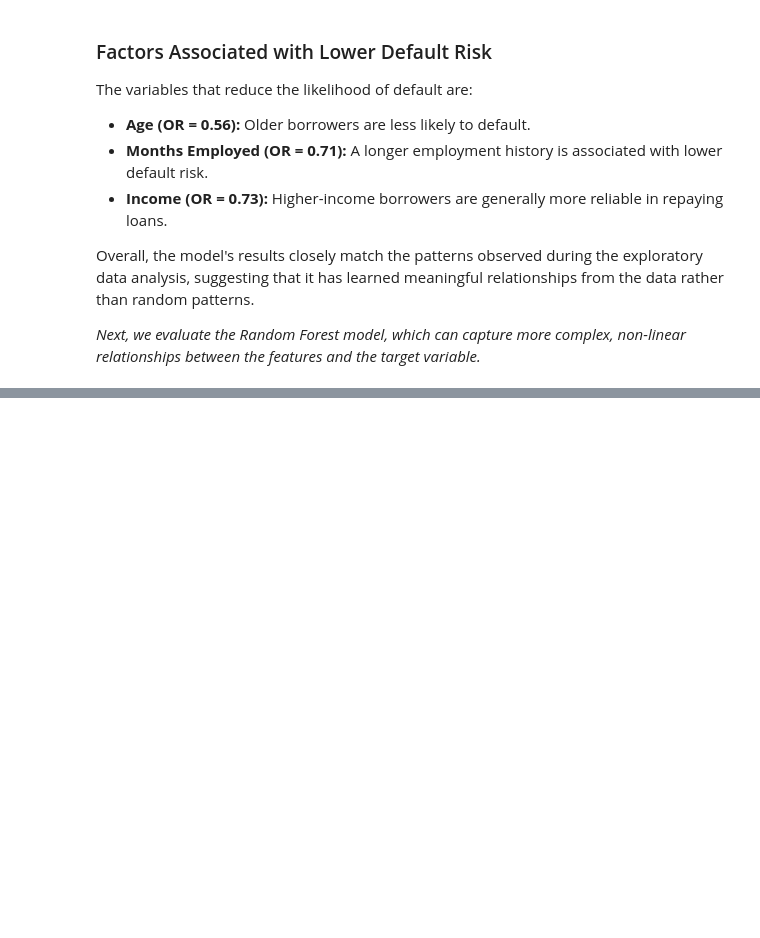
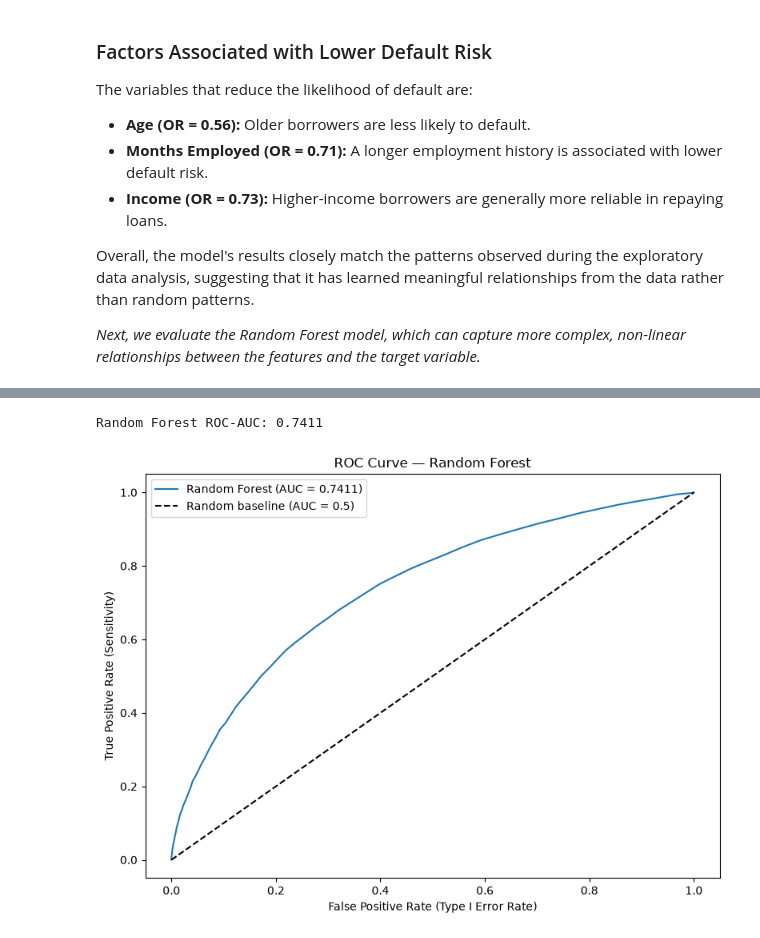
Before and after one commit to harshit87612/loan-default-prediction, a Jupyter notebook: notebooks/03_modeling.ipynb, the cells around one changed output, grey strips where cells are left out. Drawn from its saved outputs; the diff is of its cells as text; code cells hidden in the pictures; blank space fills up the shorter version.

Commit message:
Day 6: Random Forest model, evaluation, and LR vs RF comparison

```diff
--- a/notebooks/03_modeling.ipynb
+++ b/notebooks/03_modeling.ipynb
@@ -220,0 +234,9 @@ Overall, the model's results closely match the patterns observed during the expl
+# %%
+rf_model = RandomForestClassifier(
+    n_estimators=100,
+    class_weight='balanced',
+    random_state=42,
+    n_jobs=-1
+)
+rf_model.fit(X_train, y_train)
+print("Random Forest training complete.")
@@ -220,0 +245,3 @@ Overall, the model's results closely match the patterns observed during the expl
+# %%
+rf_pred = rf_model.predict(X_test)
+rf_prob = rf_model.predict_proba(X_test)[:, 1]
@@ -220,0 +254,18 @@ Overall, the model's results closely match the patterns observed during the expl
+# %%
+rf_auc = roc_auc_score(y_test, rf_prob)
+print(f"Random Forest ROC-AUC: {rf_auc:.4f}")
+
+fpr_rf, tpr_rf, _ = roc_curve(y_test, rf_prob)
+
+plt.figure(figsize=(8, 6))
+plt.plot(fpr_rf, tpr_rf, label=f'Random Forest (AUC = {rf_auc:.4f})')
+plt.plot([0, 1], [0, 1], 'k--', label='Random baseline (AUC = 0.5)')
+plt.xlabel('False Positive Rate (Type I Error Rate)')
+plt.ylabel('True Positive Rate (Sensitivity)')
+plt.title('ROC Curve — Random Forest')
+plt.legend()
+plt.tight_layout()
+plt.show()
+# %% [output]
+Random Forest ROC-AUC: 0.7411
+[figure, added]
```
Also changed, not shown: parts of 11 cells of this notebook.
